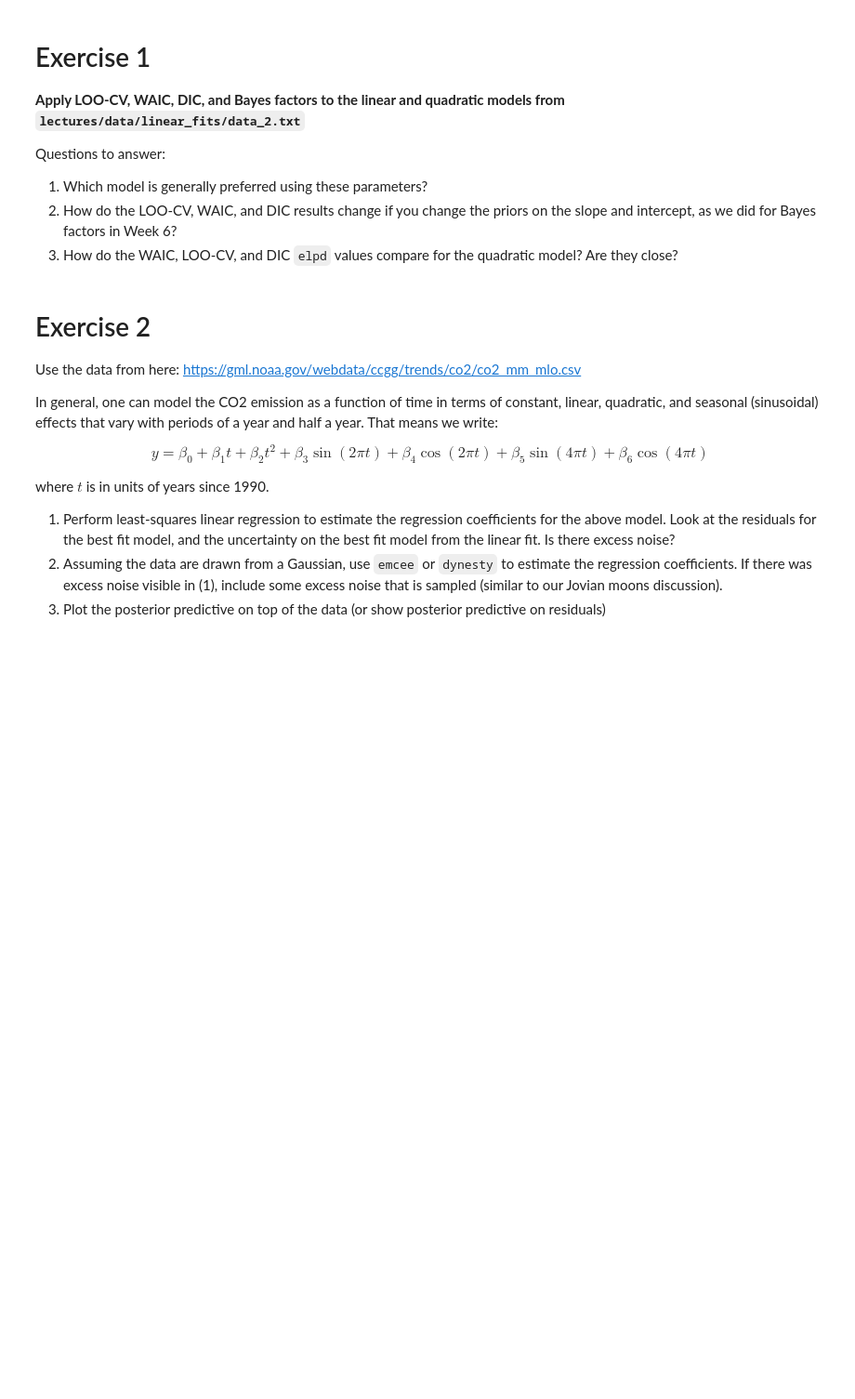
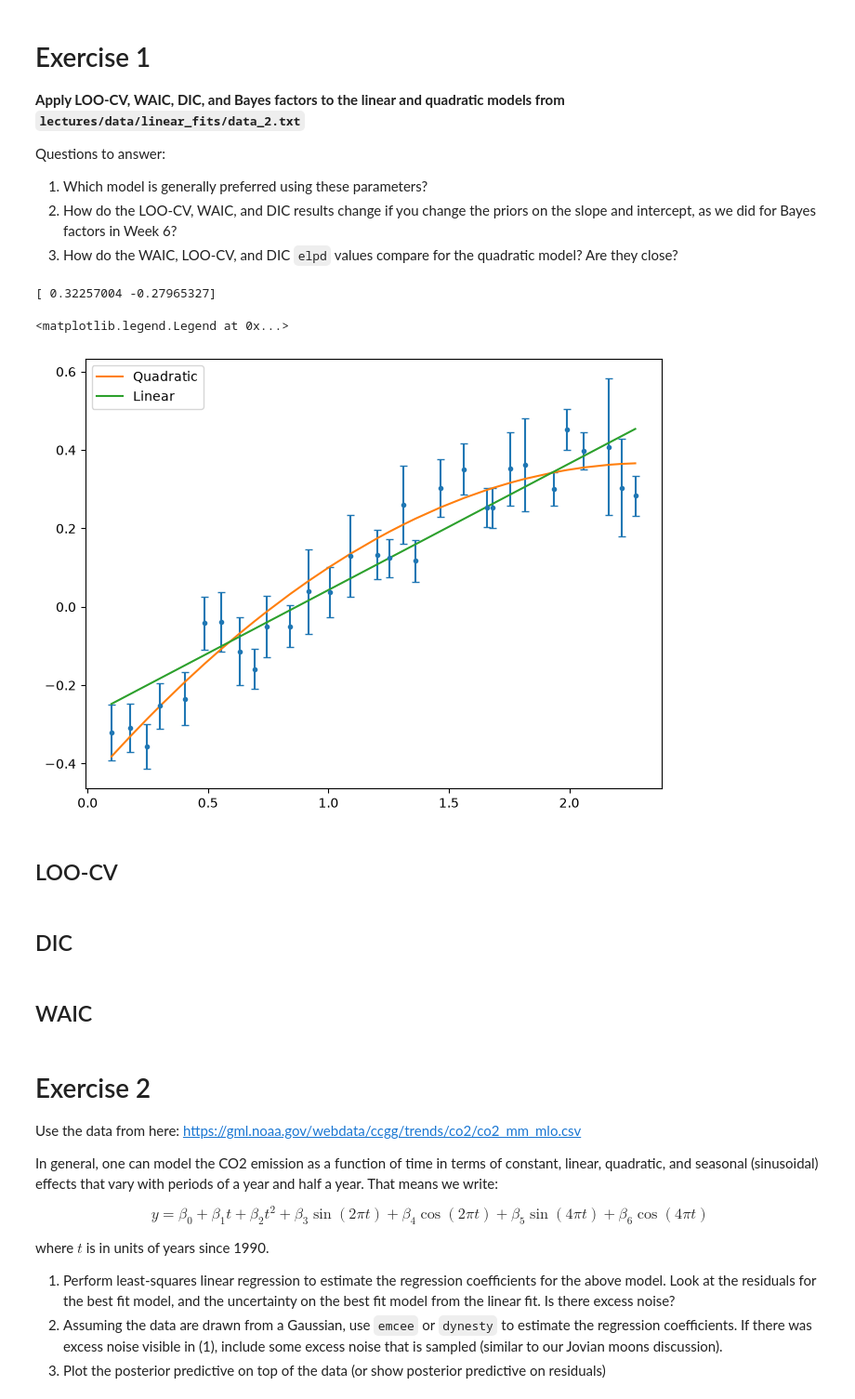
Before and after one commit to shimishimiaeshimiah/Bayesian-Stats-HS2026, a Jupyter notebook: exercise_mysolutions/week8_model_comparison_and_linear_regression.ipynb, the cells around one changed output. Shown at 93% size. Saved outputs shown, nothing was run; the diff lists cells and outputs as text; code cells hidden in the pictures; blank space fills up the shorter version.

```diff
--- a/exercise_mysolutions/week8_model_comparison_and_linear_regression.ipynb
+++ b/exercise_mysolutions/week8_model_comparison_and_linear_regression.ipynb
@@ -20,3 +21,34 @@ Questions to answer:
 1. Which model is generally preferred using these parameters?
 2. How do the LOO-CV, WAIC, and DIC results change if you change the priors on the slope and intercept, as we did for Bayes factors in Week 6?
 3. How do the WAIC, LOO-CV, and DIC `elpd` values compare for the quadratic model? Are they close?
+# %%
+x, y, y_err = np.loadtxt('../lectures/data/linear_fits/data_2.txt', unpack=True)
+# %%
+def quad_model(a, b, c):
+    return lambda x: a * x ** 2 + b * x + c
+
+def lin_model(b, c):
+    return lambda x: b * x + c
+# %%
+lin_p, _ = curve_fit(lambda x, b, c: b * x + c, x, y, sigma=1/y_err)
+b_lin, c_lin = lin_p
+print(lin_p)
+# %% [output]
+[ 0.32257004 -0.27965327]
+# %%
+a=-0.15
+b=0.7
+c=-0.45
+# %%
+fig, ax = plt.subplots(figsize=(8,6))
+
+ax.errorbar(x, y, yerr=y_err, capsize=3, fmt=' ', marker='o', markersize=3)
+ax.plot(x, quad_model(a, b, c)(x), label='Quadratic')
+ax.plot(x, lin_model(b_lin, c_lin)(x), label='Linear')
+
+ax.legend()
+# %% [output]
+<matplotlib.legend.Legend at 0x...>
+[figure, added]
+# %% [markdown]
+## LOO-CV
@@ -23,3 +72,7 @@ Questions to answer:
+# %% [markdown]
+## DIC
+# %% [markdown]
+## WAIC
 # %% [markdown]
 # Exercise 2
 
```
Also changed, not shown: parts of 2 cells of this notebook.
